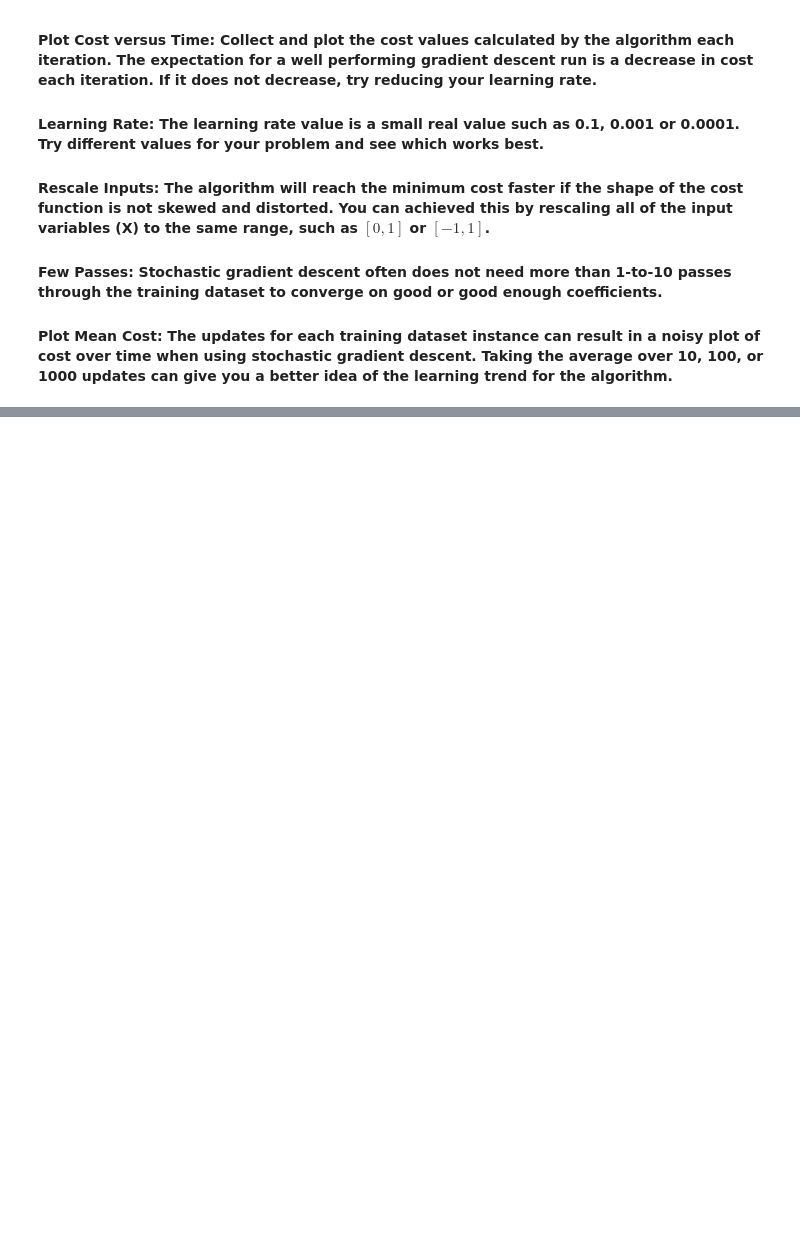
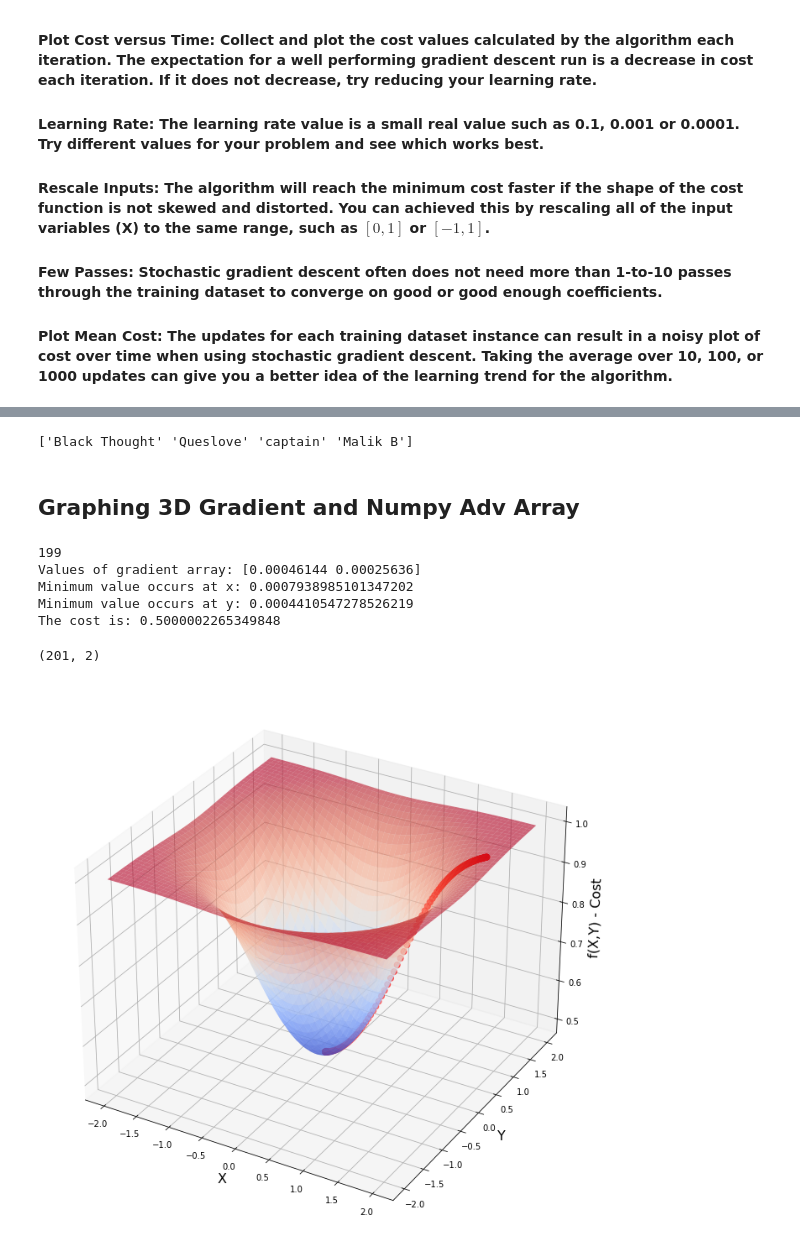
Before and after one commit to sauravgpt/Data-Mining-and-ML, a Jupyter notebook: Module4/gradientDescent.ipynb, the cells around one changed output, grey strips where cells are left out. Saved outputs shown, nothing was run; the diff lists cells and outputs as text; code cells hidden in the pictures; blank space fills up the shorter version.

```diff
--- a/Module4/gradientDescent.ipynb
+++ b/Module4/gradientDescent.ipynb
@@ -285,0 +325,6 @@ This section lists some tips and tricks for getting the most out of the gradient
+# %%
+def dfx(x, y):
+    return 2*3**(-x**2 - y**2)*x*math.log(3)/(3**(-x**2 - y**2) + 1)**2
+
+def dfy(x, y):
+    return 2*3**(-x**2 - y**2)*y*math.log(3)/(3**(-x**2 - y**2) + 1)**2
@@ -285,0 +384,64 @@ This section lists some tips and tricks for getting the most out of the gradient
+# %%
+# Advanced NumPy array practice:
+
+kirk = np.array([['captain', 'Guitar']])
+# print(kirk.shape)
+
+hs_band = np.array([['Black Thought', 'MC'], ['Queslove', 'Drum']])
+# print(hs_band.shape)
+
+the_roots = np.append(arr=hs_band, values=kirk.reshape(1,2), axis=0)
+# print(the_roots[:,0])
+
+the_roots = np.append(arr=the_roots, values=[['Malik B', 'MC']], axis=0)
+print(the_roots[:,0])
+# %% [output]
+['Black Thought' 'Queslove' 'captain' 'Malik B']
+# %% [markdown]
+## Graphing 3D Gradient and Numpy Adv Array
+# %%
+#Setup
+multiplier = 0.1
+params = np.array([1.8, 1.0])
+max_iter = 200
+values_array = params.reshape(1, 2)
+
+for n in range(max_iter):
+    # gradient_x = sp.diff(f(a, b), a).evalf(subs={a:params[0], b:params[1]})
+    # gradient_y = sp.diff(f(a, b), b).evalf(subs={a:params[0], b:params[1]})
+    gradient_x = dfx(params[0], params[1])
+    gradient_y = dfy(params[0], params[1])
+    gradients = np.array([gradient_x, gradient_y])
+    params = params - multiplier*gradients
+    # values_array = np.append(arr=values_array, values=params.reshape(1,2), axis=0)
+    values_array = np.concatenate((values_array, params.reshape(1,2)), axis = 0)
+
+print(n)
+print('Values of gradient array:', gradients)
+print('Minimum value occurs at x:', params[0])
+print('Minimum value occurs at y:', params[1])
+print('The cost is:', f(params[0], params[1]))
+# %% [output]
+199
+Values of gradient array: [0.00046144 0.00025636]
+Minimum value occurs at x: 0.0007938985101347202
+Minimum value occurs at y: 0.0004410547278526219
+The cost is: 0.5000002265349848
+# %%
+print(values_array.shape)
+# %% [output]
+(201, 2)
+# %%
+# Generating 3D plot
+
+fig = plt.figure(figsize=[16, 12])
+ax = fig.gca(projection='3d')
+ax.set_xlabel('X', fontsize=16)
+ax.set_ylabel('Y', fontsize=16)
+ax.set_zlabel('f(X,Y) - Cost', fontsize=16)
+ax.plot_surface(x_4, y_4, f(x_4, y_4), cmap=cm.coolwarm, alpha=0.6)
+ax.scatter(values_array[:,0], values_array[0:,1],
+f(values_array[:,0], values_array[:,1]), s=50, color='red')
+plt.show()
+# %% [output]
+[figure, added]
```
Also changed, not shown: parts of 10 cells of this notebook.
